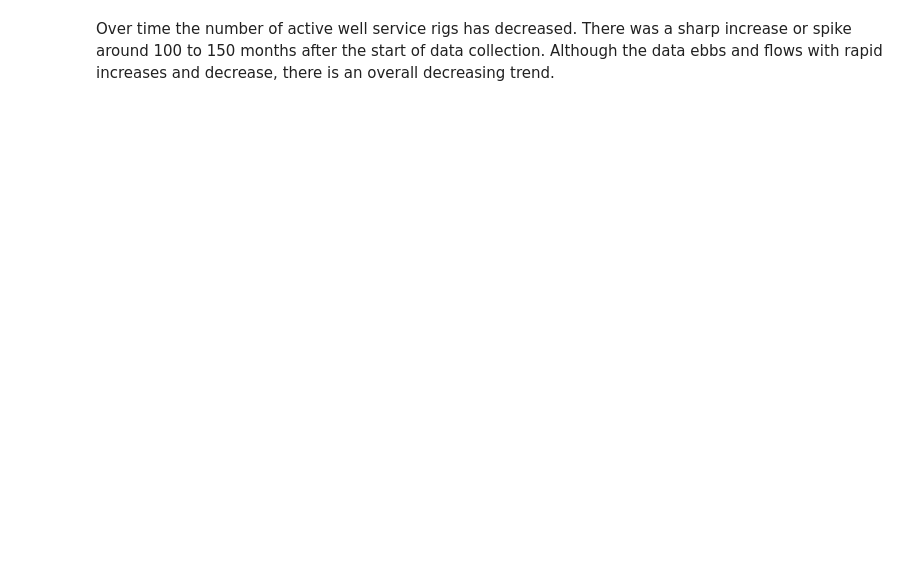
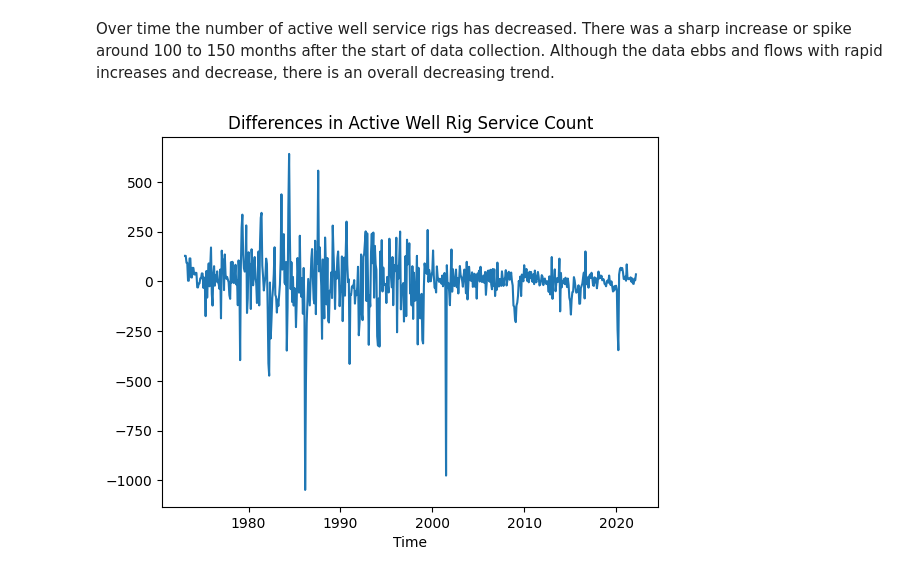
Before and after one commit to eaa3ug/eda_assignment, a Jupyter notebook: assignment.ipynb, the cells around one changed output. Drawn from its saved outputs; the diff is of its cells as text; code cells hidden in the pictures; blank space fills up the shorter version.

```diff
--- a/assignment.ipynb
+++ b/assignment.ipynb
@@ -275,2 +275,13 @@ plt.show()
 # %% [markdown]
 Over time the number of active well service rigs has decreased. There was a sharp increase or spike around 100 to 150 months after the start of data collection. Although the data ebbs and flows with rapid increases and decrease, there is an overall decreasing trend.
+# %%
+y = df_rigs[var].to_numpy()
+t = len(y)
+diff = y[1:]-y[:(t-1)]
+#df_rigs['diff'] = diff
+
+fig = sns.lineplot(x=df_rigs['time'][1:], y=diff)
+fig.set(title='Differences in Active Well Rig Service Count', xlabel='Time')
+plt.show()
+# %% [output]
+[figure, added]
```
Also changed, not shown: parts of 1 cell of this notebook.
